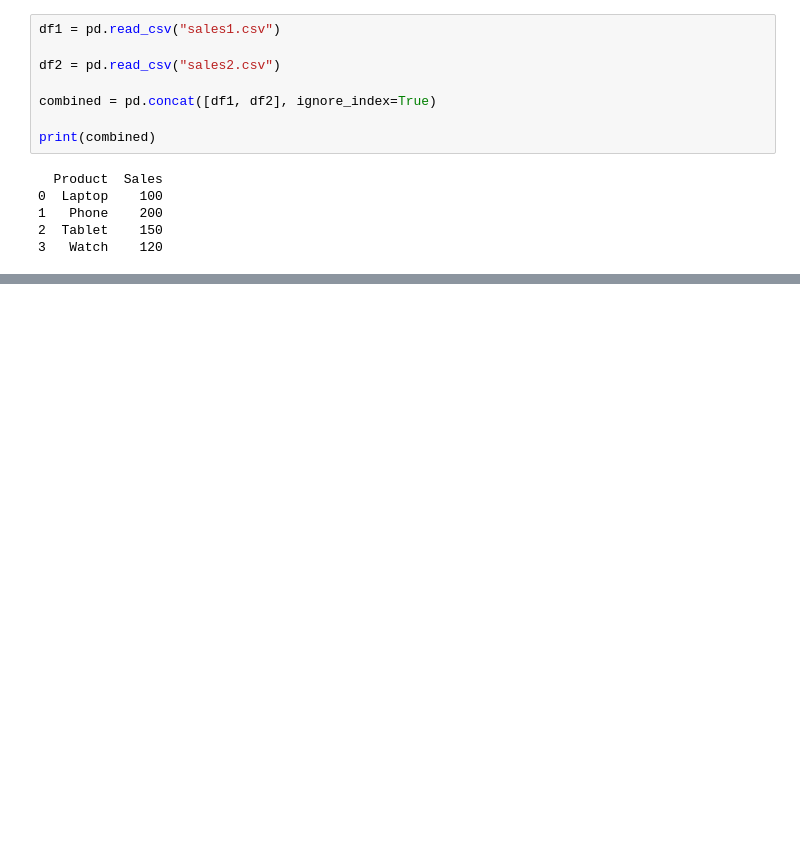
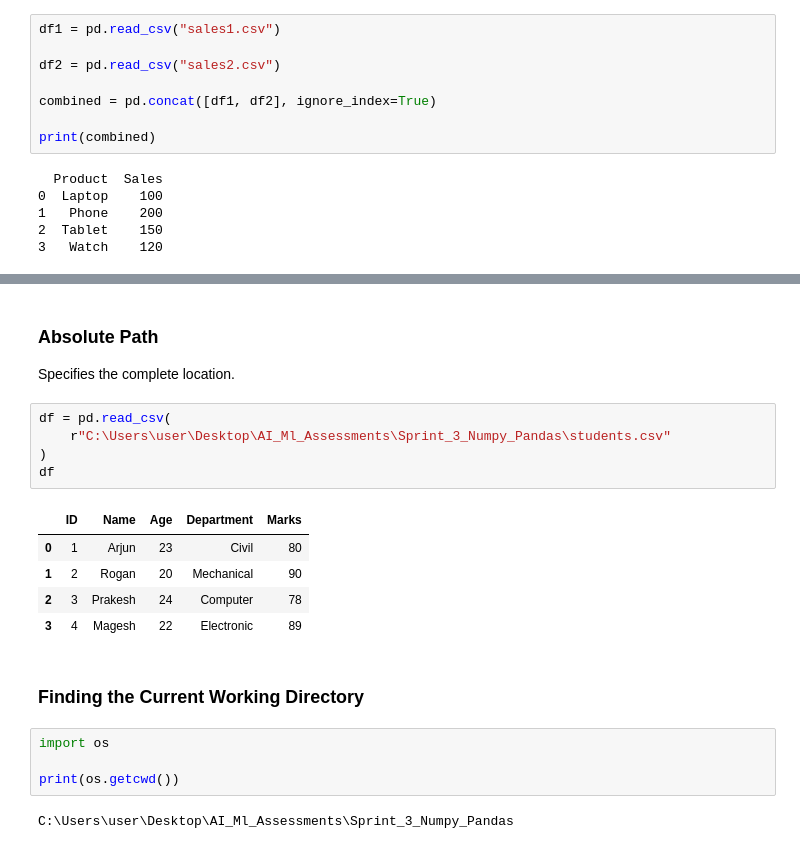
Before and after one commit to sanjay7905/AI_Ml_Assessments, a Jupyter notebook: Sprint_3_Numpy_Pandas/05_File_Operations.ipynb, the cells around one changed output, grey strips where cells are left out. Drawn from its saved outputs; the diff is of its cells as text; blank space fills up the shorter version.

Commit message:
Sprint 3 Task

```diff
--- a/Sprint_3_Numpy_Pandas/05_File_Operations.ipynb
+++ b/Sprint_3_Numpy_Pandas/05_File_Operations.ipynb
@@ -352,0 +375,23 @@ print(combined)
+# %% [markdown]
+<h3>Absolute Path</h3>
+
+Specifies the complete location.
+# %%
+df = pd.read_csv(
+    r"C:\Users\user\Desktop\AI_Ml_Assessments\Sprint_3_Numpy_Pandas\students.csv"
+)
+df
+# %% [output]
+|  | ID | Name | Age | Department | Marks |
+| 0 | 1 | Arjun | 23 | Civil | 80 |
+| 1 | 2 | Rogan | 20 | Mechanical | 90 |
+| 2 | 3 | Prakesh | 24 | Computer | 78 |
+| 3 | 4 | Magesh | 22 | Electronic | 89 |
+# %% [markdown]
+<h3>Finding the Current Working Directory</h3>
+# %%
+import os
+
+print(os.getcwd())
+# %% [output]
+C:\Users\user\Desktop\AI_Ml_Assessments\Sprint_3_Numpy_Pandas
```
Also changed, not shown: parts of 3 cells of this notebook, 13 other files.
